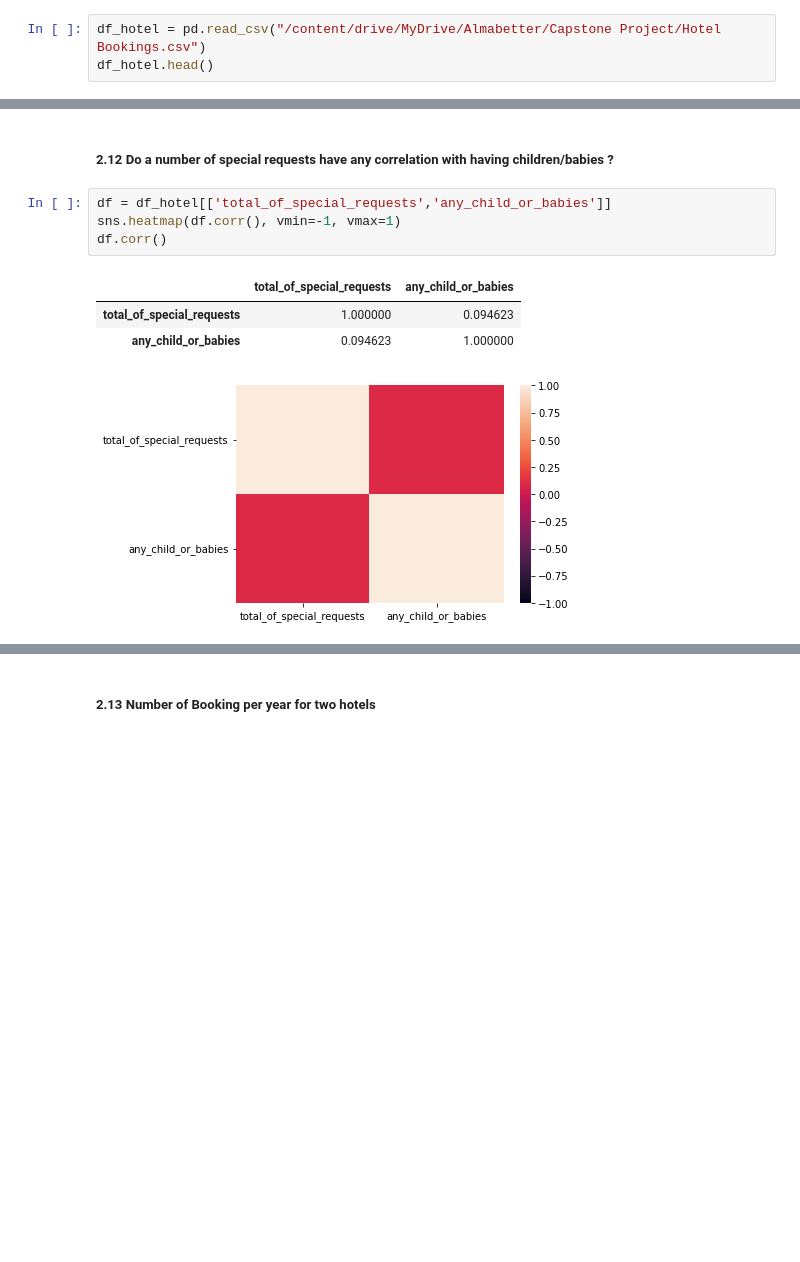
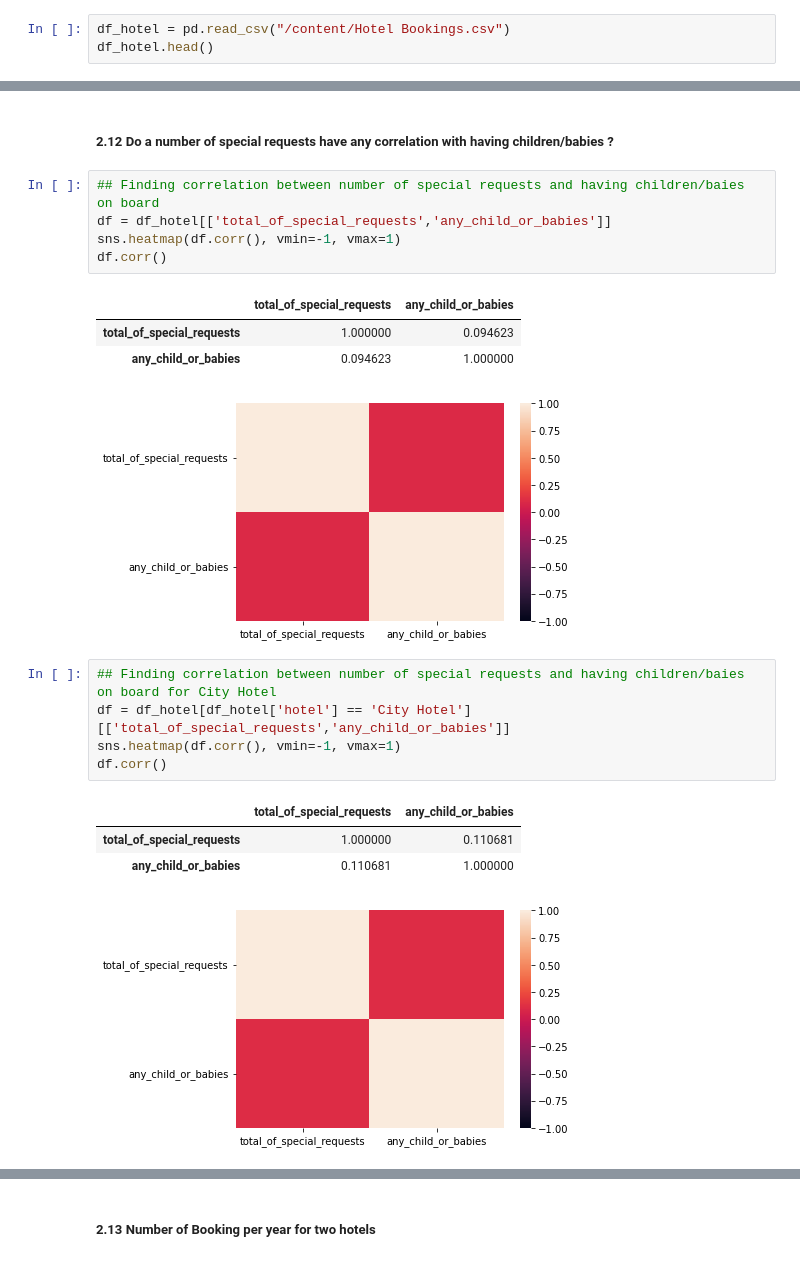
Before and after one commit to anshitagawade/Hotel-Booking-Analysis, a Jupyter notebook: Teams_Notebook__EDA_Hotel_Booking_Analysis.ipynb, the cells around one changed output, grey strips where cells are left out. Cells and saved outputs as stored; diff of their text form; blank space fills up the shorter version.

```diff
--- a/Teams_Notebook__EDA_Hotel_Booking_Analysis.ipynb
+++ b/Teams_Notebook__EDA_Hotel_Booking_Analysis.ipynb
@@ -27,7 +27,7 @@ Mounted at /content/drive
 # %% [markdown]
 ##### 1.1 Reading csv file as a DataFrame using Pandas
 # %%
-df_hotel = pd.read_csv("/content/drive/MyDrive/Almabetter/Capstone Project/Hotel Bookings.csv")
+df_hotel = pd.read_csv("/content/Hotel Bookings.csv")
 df_hotel.head()
 # %% [output]
 |  | hotel | is_canceled | lead_time | arrival_date_year | arrival_date_month | arrival_date_week_number | ... |
@@ -573,6 +601,7 @@ df
 # %% [markdown]
 ##### 2.12 Do a number of special requests have any correlation with having children/babies ?
 # %%
+## Finding correlation between number of special requests and having children/baies on board
 df = df_hotel[['total_of_special_requests','any_child_or_babies']]
 sns.heatmap(df.corr(), vmin=-1, vmax=1)
 df.corr()
@@ -581,3 +610,13 @@ df.corr()
 | total_of_special_requests | 1.000000 | 0.094623 |
 | any_child_or_babies | 0.094623 | 1.000000 |
 [figure]
+# %%
+## Finding correlation between number of special requests and having children/baies on board for City Hotel
+df = df_hotel[df_hotel['hotel'] == 'City Hotel'][['total_of_special_requests','any_child_or_babies']]
+sns.heatmap(df.corr(), vmin=-1, vmax=1)
+df.corr()
+# %% [output]
+|  | total_of_special_requests | any_child_or_babies |
+| total_of_special_requests | 1.000000 | 0.110681 |
+| any_child_or_babies | 0.110681 | 1.000000 |
+[figure, added]
```
Also changed, not shown: parts of 37 cells of this notebook.
